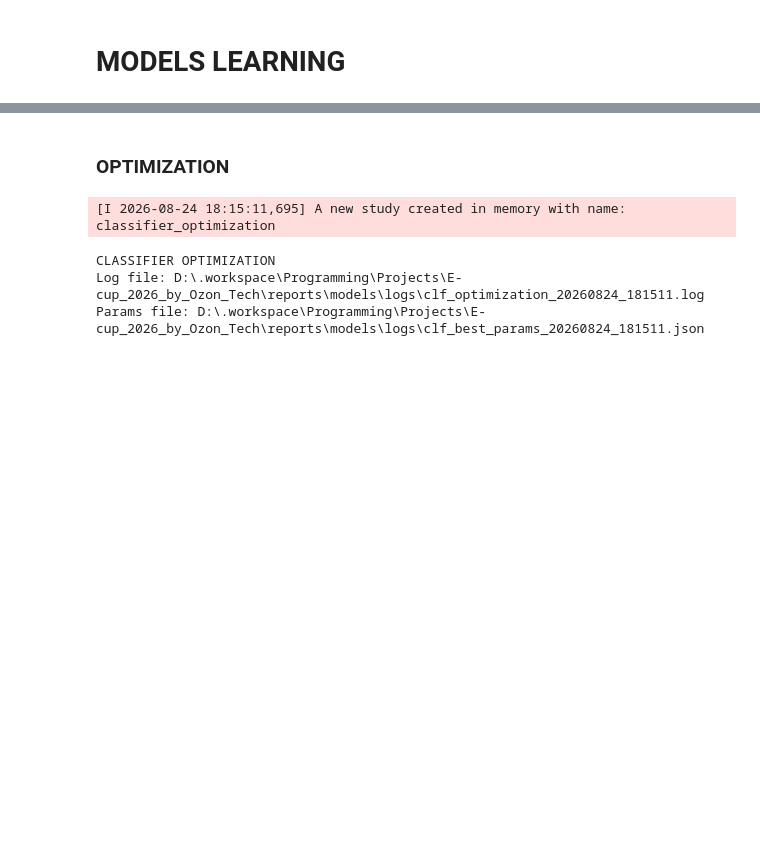
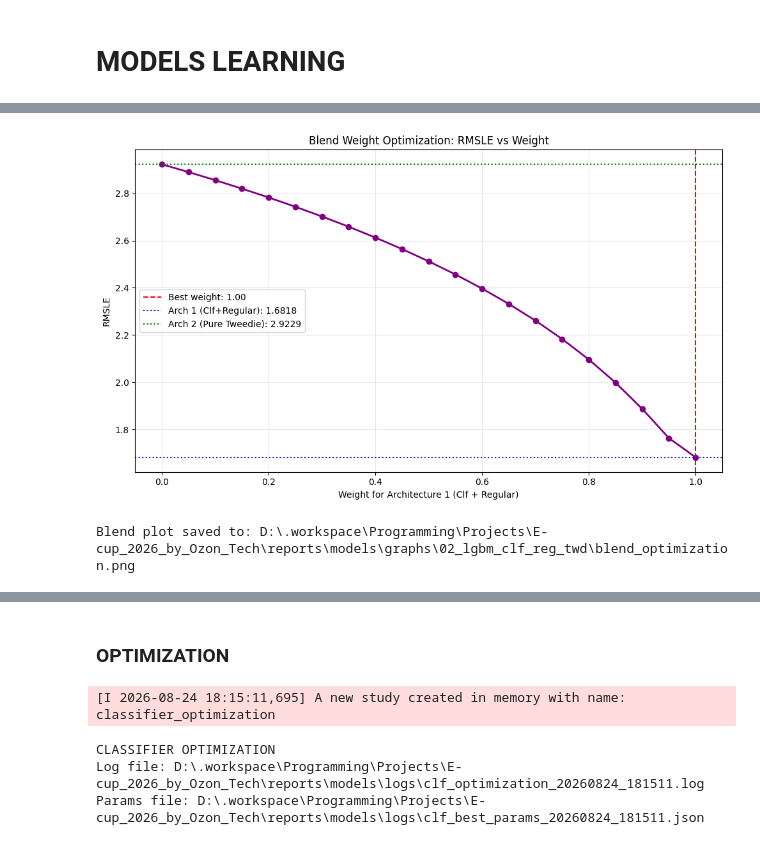
Before and after one commit to HelloImWebbieeee/E-cup_2026_by_Ozon_Tech, a Jupyter notebook: notebooks/04_models_learning.ipynb, the cells around one changed output, grey strips where cells are left out. Drawn from its saved outputs; the diff is of its cells as text; code cells hidden in the pictures; blank space fills up the shorter version.

```diff
--- a/notebooks/04_models_learning.ipynb
+++ b/notebooks/04_models_learning.ipynb
@@ -331,0 +622,20 @@ Improvement over baseline: 40.46%
+# %%
+# ARCHITECTURE 2: PURE TWEEDIE REGRESSOR (no classifier)
+
+# Predict on ALL val users (not just positive)
+predicted_gmv_val_tweedie = reg_tweedie.predict(X_clf_val)
+predicted_gmv_val_tweedie = np.clip(predicted_gmv_val_tweedie, 0, None)
+
+print(f"Val prediction mean: {predicted_gmv_val_tweedie.mean():.4f}")
+print(f"Val prediction median: {np.median(predicted_gmv_val_tweedie):.4f}")
+print(f"Val prediction max: {predicted_gmv_val_tweedie.max():.4f}")
+print(f"Val prediction min: {predicted_gmv_val_tweedie.min():.4f}")
+
+# Evaluate architecture 2
+rmsle_arch2 = rmsle(y_val, predicted_gmv_val_tweedie)
+print(f"\nArchitecture 2 RMSLE: {rmsle_arch2:.4f}")
+
+# Compare architectures
+print(f"\nComparison:")
+print(f"  Architecture 1 (Clf + Regular): RMSLE = {rmsle_arch1:.4f}")
+print(f"  Architecture 2 (Pure Tweedie):  RMSLE = {rmsle_arch2:.4f}")
@@ -331,0 +713,25 @@ Improvement over baseline: 40.46%
+# %%
+# VISUALIZE BLEND RESULTS
+fig, ax = plt.subplots(figsize = (10, 6))
+
+ax.plot(blend_df["weight_arch1"], blend_df["rmsle"], marker = "o", linewidth = 2, color = "purple")
+ax.axvline(OPTIMAL_BLEND_WEIGHT, color = "red", linestyle = "--",
+           label = f"Best weight: {OPTIMAL_BLEND_WEIGHT:.2f}")
+ax.axhline(rmsle_arch1, color = "blue", linestyle = ":",
+           label = f"Arch 1 (Clf+Regular): {rmsle_arch1:.4f}")
+ax.axhline(rmsle_arch2, color = "green", linestyle = ":",
+           label = f"Arch 2 (Pure Tweedie): {rmsle_arch2:.4f}")
+ax.set_title("Blend Weight Optimization: RMSLE vs Weight")
+ax.set_xlabel("Weight for Architecture 1 (Clf + Regular)")
+ax.set_ylabel("RMSLE")
+ax.legend()
+ax.grid(alpha = 0.3)
+
+plt.tight_layout()
+fig.savefig(REPORTS_MODELS_GRAPHS_DIR / "02_lgbm_clf_reg_twd" / "blend_optimization.png", dpi = 150)
+plt.show()
+
+print(f"Blend plot saved to: {REPORTS_MODELS_GRAPHS_DIR / "02_lgbm_clf_reg_twd" / 'blend_optimization.png'}")
+# %% [output]
+[figure, added]
+Blend plot saved to: D:\.workspace\Programming\Projects\E-cup_2026_by_Ozon_Tech\reports\models\graphs\02_lgbm_clf_reg_twd\blend_optimization.png
```
Also changed, not shown: parts of 23 cells of this notebook.
